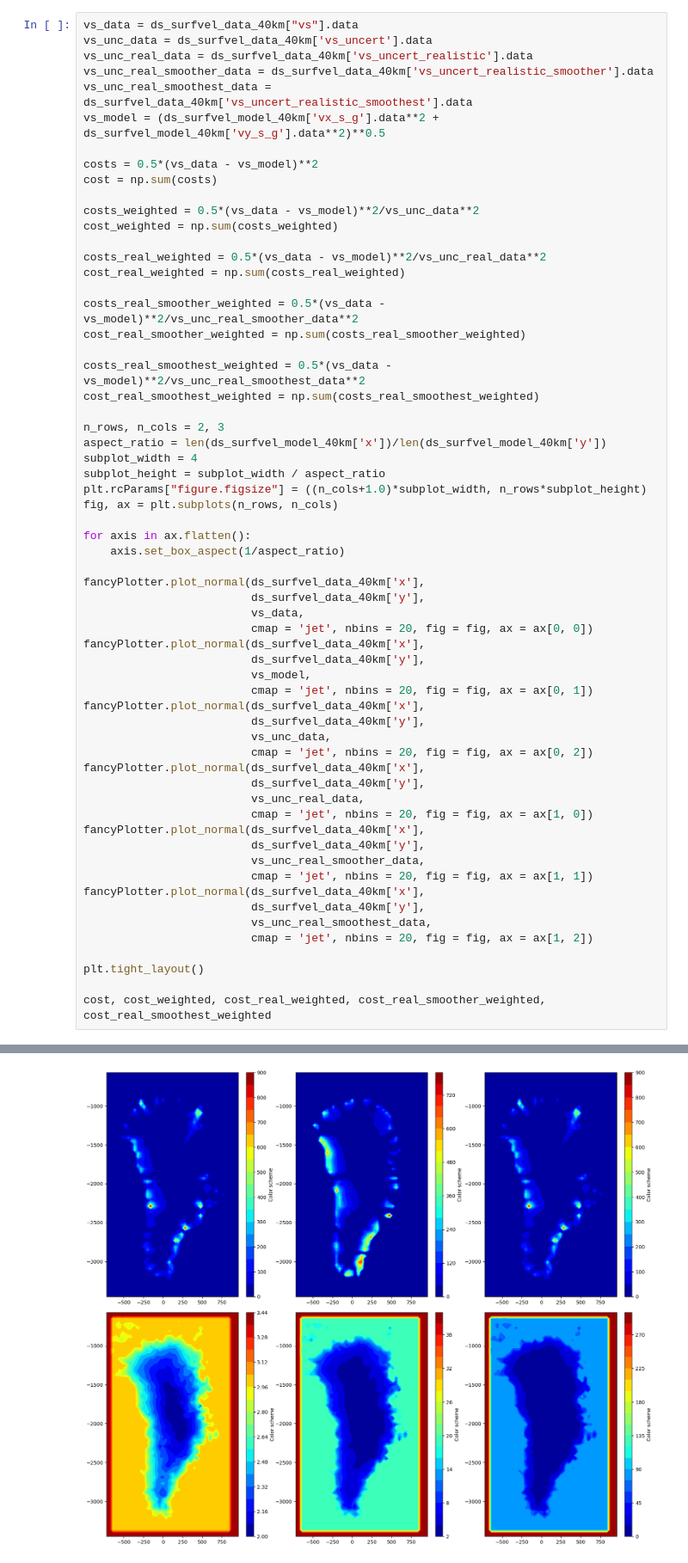
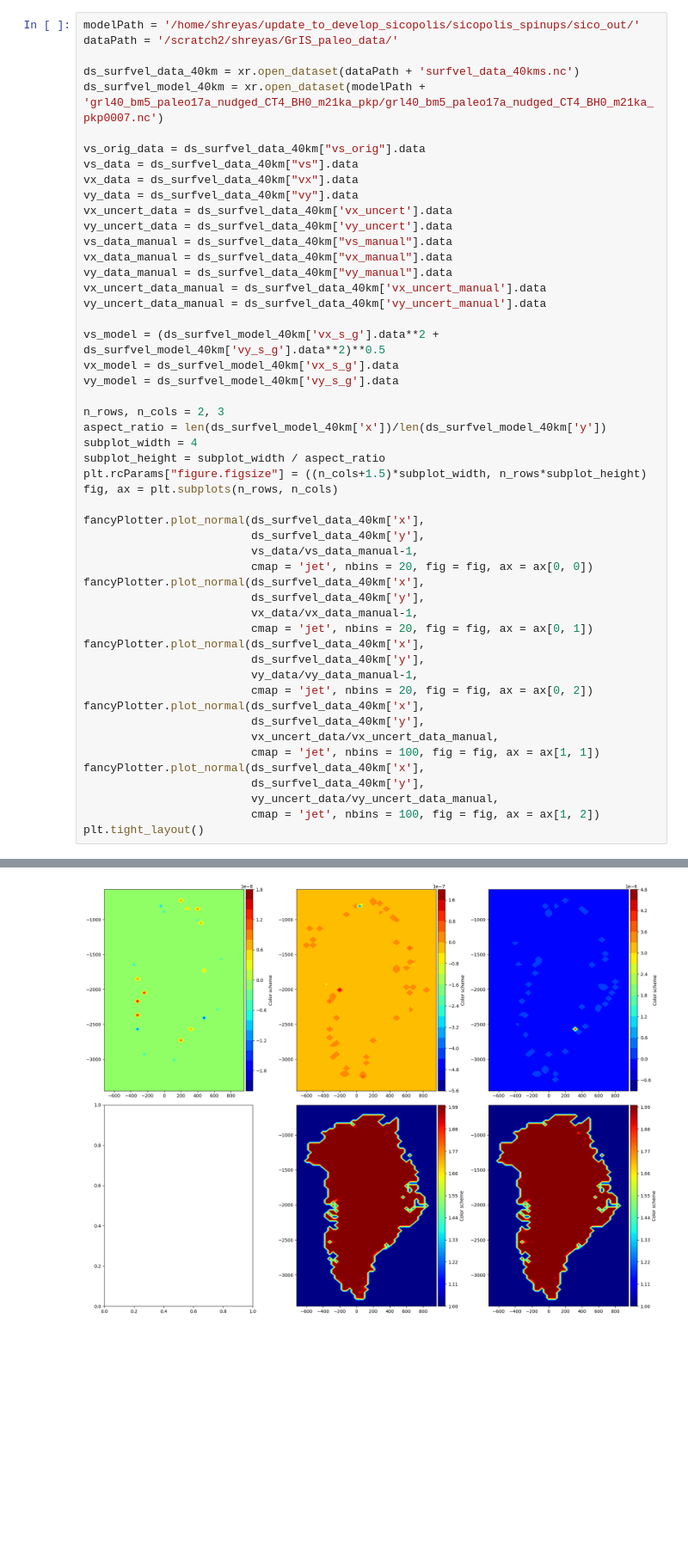
Before and after one commit to Shreyas911/pySICOPOLIS, a Jupyter notebook: examples/jupyter_notebooks/vis_surfvel.ipynb, the cells around one changed output, grey strips where cells are left out. Shown at 86% size. Saved outputs shown, nothing was run; the diff lists cells and outputs as text; blank space fills up the shorter version.

Commit message:
Manual linear interpolation, Gaussian smoothing, correct vs_uncert, removing Ellesemere island in BM5 data if needed, etc.

```diff
--- a/examples/jupyter_notebooks/vis_surfvel.ipynb
+++ b/examples/jupyter_notebooks/vis_surfvel.ipynb
@@ -25,62 +19,52 @@ ds_surfvel_model_40km = xr.open_dataset(modelPath + 'grl40_bm5_paleo17a_nudged_C
 # %%
+modelPath = '/home/shreyas/update_to_develop_sicopolis/sicopolis_spinups/sico_out/'
+dataPath = '/scratch2/shreyas/GrIS_paleo_data/'
+
+ds_surfvel_data_40km = xr.open_dataset(dataPath + 'surfvel_data_40kms.nc')
+ds_surfvel_model_40km = xr.open_dataset(modelPath + 'grl40_bm5_paleo17a_nudged_CT4_BH0_m21ka_pkp/grl40_bm5_paleo17a_nudged_CT4_BH0_m21ka_pkp0007.nc')
+
+vs_orig_data = ds_surfvel_data_40km["vs_orig"].data
 vs_data = ds_surfvel_data_40km["vs"].data
-vs_unc_data = ds_surfvel_data_40km['vs_uncert'].data
-vs_unc_real_data = ds_surfvel_data_40km['vs_uncert_realistic'].data
-vs_unc_real_smoother_data = ds_surfvel_data_40km['vs_uncert_realistic_smoother'].data
-vs_unc_real_smoothest_data = ds_surfvel_data_40km['vs_uncert_realistic_smoothest'].data
+vx_data = ds_surfvel_data_40km["vx"].data
+vy_data = ds_surfvel_data_40km["vy"].data
+vx_uncert_data = ds_surfvel_data_40km['vx_uncert'].data
+vy_uncert_data = ds_surfvel_data_40km['vy_uncert'].data
+vs_data_manual = ds_surfvel_data_40km["vs_manual"].data
+vx_data_manual = ds_surfvel_data_40km["vx_manual"].data
+vy_data_manual = ds_surfvel_data_40km["vy_manual"].data
+vx_uncert_data_manual = ds_surfvel_data_40km['vx_uncert_manual'].data
+vy_uncert_data_manual = ds_surfvel_data_40km['vy_uncert_manual'].data
+
 vs_model = (ds_surfvel_model_40km['vx_s_g'].data**2 + ds_surfvel_model_40km['vy_s_g'].data**2)**0.5
-
-costs = 0.5*(vs_data - vs_model)**2
-cost = np.sum(costs)
-
-costs_weighted = 0.5*(vs_data - vs_model)**2/vs_unc_data**2
-cost_weighted = np.sum(costs_weighted)
-
-costs_real_weighted = 0.5*(vs_data - vs_model)**2/vs_unc_real_data**2
-cost_real_weighted = np.sum(costs_real_weighted)
-
-costs_real_smoother_weighted = 0.5*(vs_data - vs_model)**2/vs_unc_real_smoother_data**2
-cost_real_smoother_weighted = np.sum(costs_real_smoother_weighted)
-
-costs_real_smoothest_weighted = 0.5*(vs_data - vs_model)**2/vs_unc_real_smoothest_data**2
-cost_real_smoothest_weighted = np.sum(costs_real_smoothest_weighted)
+vx_model = ds_surfvel_model_40km['vx_s_g'].data
+vy_model = ds_surfvel_model_40km['vy_s_g'].data
 
 n_rows, n_cols = 2, 3
 aspect_ratio = len(ds_surfvel_model_40km['x'])/len(ds_surfvel_model_40km['y'])
 subplot_width = 4
 subplot_height = subplot_width / aspect_ratio
-plt.rcParams["figure.figsize"] = ((n_cols+1.0)*subplot_width, n_rows*subplot_height)
+plt.rcParams["figure.figsize"] = ((n_cols+1.5)*subplot_width, n_rows*subplot_height)
 fig, ax = plt.subplots(n_rows, n_cols)
-
-for axis in ax.flatten():
-    axis.set_box_aspect(1/aspect_ratio)
 
 fancyPlotter.plot_normal(ds_surfvel_data_40km['x'],
                          ds_surfvel_data_40km['y'],
-                         vs_data,
+                         vs_data/vs_data_manual-1,
                          cmap = 'jet', nbins = 20, fig = fig, ax = ax[0, 0])
 fancyPlotter.plot_normal(ds_surfvel_data_40km['x'],
                          ds_surfvel_data_40km['y'],
-                         vs_model,
+                         vx_data/vx_data_manual-1,
                          cmap = 'jet', nbins = 20, fig = fig, ax = ax[0, 1])
 fancyPlotter.plot_normal(ds_surfvel_data_40km['x'],
                          ds_surfvel_data_40km['y'],
-                         vs_unc_data,
+                         vy_data/vy_data_manual-1,
                          cmap = 'jet', nbins = 20, fig = fig, ax = ax[0, 2])
 fancyPlotter.plot_normal(ds_surfvel_data_40km['x'],
                          ds_surfvel_data_40km['y'],
-                         vs_unc_real_data,
-                         cmap = 'jet', nbins = 20, fig = fig, ax = ax[1, 0])
+                         vx_uncert_data/vx_uncert_data_manual,
+                         cmap = 'jet', nbins = 100, fig = fig, ax = ax[1, 1])
 fancyPlotter.plot_normal(ds_surfvel_data_40km['x'],
                          ds_surfvel_data_40km['y'],
-                         vs_unc_real_smoother_data,
-                         cmap = 'jet', nbins = 20, fig = fig, ax = ax[1, 1])
-fancyPlotter.plot_normal(ds_surfvel_data_40km['x'],
-                         ds_surfvel_data_40km['y'],
-                         vs_unc_real_smoothest_data,
-                         cmap = 'jet', nbins = 20, fig = fig, ax = ax[1, 2])
-
+                         vy_uncert_data/vy_uncert_data_manual,
+                         cmap = 'jet', nbins = 100, fig = fig, ax = ax[1, 2])
 plt.tight_layout()
-
-cost, cost_weighted, cost_real_weighted, cost_real_smoother_weighted, cost_real_smoothest_weighted
 # %% [output]
@@ -88,2 +71,2 @@ cost, cost_weighted, cost_real_weighted, cost_real_smoother_weighted, cost_real_
-[figure, old version]
+[figure, new version]
 # %%
```
Also changed, not shown: parts of 6 cells of this notebook, 2 other files.
